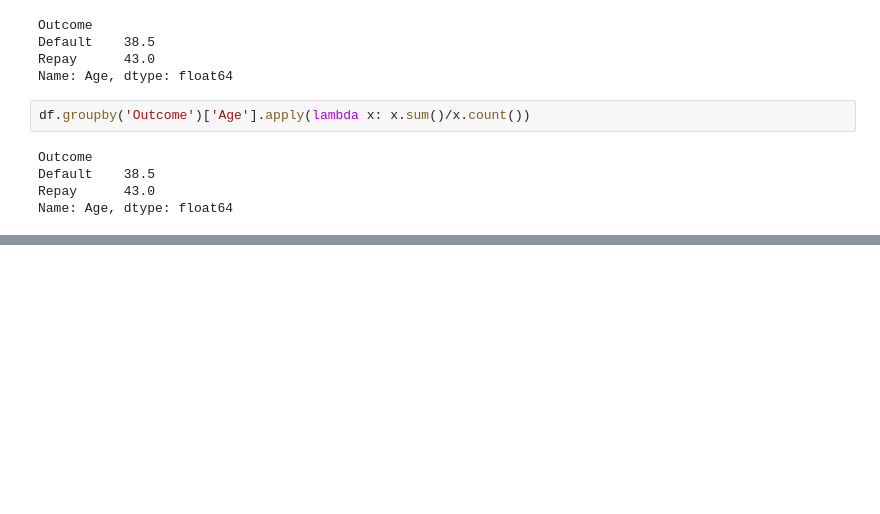
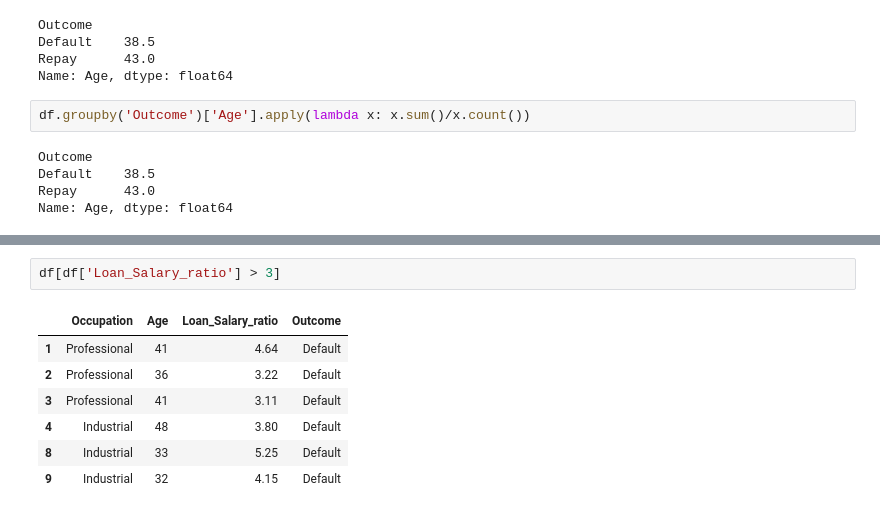
Before and after one commit to pepebonet/Introduction_Python, a Jupyter notebook: scripts/Introduction_to_Pandas.ipynb, the cells around one changed output, grey strips where cells are left out. Cells and saved outputs as stored; diff of their text form; blank space fills up the shorter version.

```diff
--- a/scripts/Introduction_to_Pandas.ipynb
+++ b/scripts/Introduction_to_Pandas.ipynb
@@ -326,0 +366,10 @@ Name: Age, dtype: float64
+# %%
+df[df['Loan_Salary_ratio'] > 3]
+# %% [output]
+|  | Occupation | Age | Loan_Salary_ratio | Outcome |
+| 1 | Professional | 41 | 4.64 | Default |
+| 2 | Professional | 36 | 3.22 | Default |
+| 3 | Professional | 41 | 3.11 | Default |
+| 4 | Industrial | 48 | 3.80 | Default |
+| 8 | Industrial | 33 | 5.25 | Default |
+| 9 | Industrial | 32 | 4.15 | Default |
```
Also changed, not shown: parts of 9 cells of this notebook.
